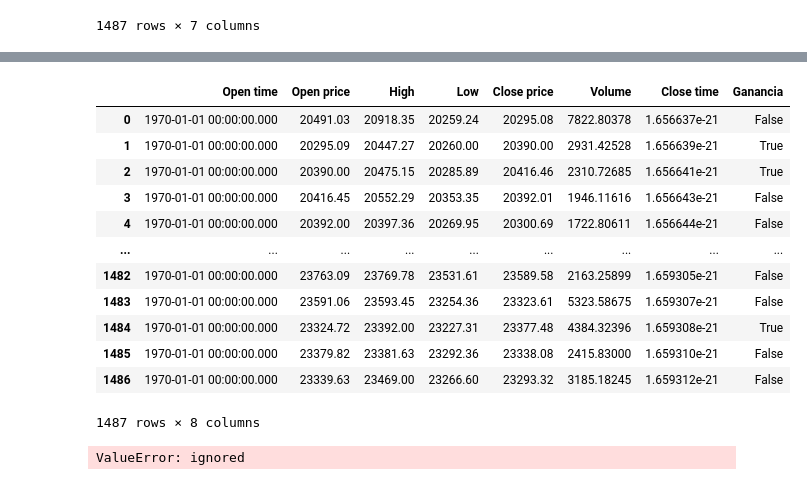
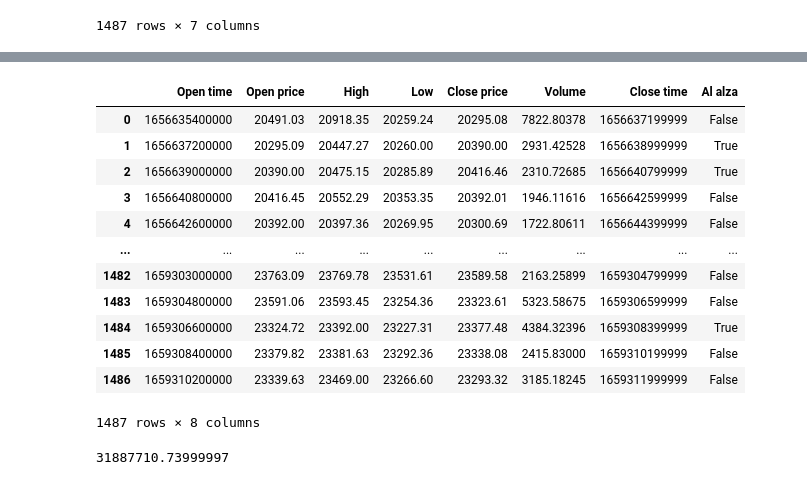
Before and after one commit to MartinParafita/BotFinanciero, a Jupyter notebook: ProyectoAnalytics.ipynb, the cells around one changed output, grey strips where cells are left out. Drawn from its saved outputs; the diff is of its cells as text; code cells hidden in the pictures.

```diff
--- a/ProyectoAnalytics.ipynb
+++ b/ProyectoAnalytics.ipynb
@@ -89,22 +79,30 @@ plt.show()
 # %%
-df3['Ganancia'] = df3.apply(lambda x: True if x["Close price"] >= x["Open price"] else False, axis=1)
+df3['Al alza'] = df3.apply(lambda x: True if x["Close price"] >= x["Open price"] else False, axis=1)
 df3
 # %% [output]
-|  | Open time | Open price | High | Low | Close price | Volume | Close time | Ganancia |
-| 0 | 1970-01-01 00:00:00.000 | 20491.03 | 20918.35 | 20259.24 | 20295.08 | 7822.80378 | 1.656637e-21 | False |
-| 1 | 1970-01-01 00:00:00.000 | 20295.09 | 20447.27 | 20260.00 | 20390.00 | 2931.42528 | 1.656639e-21 | True |
-| 2 | 1970-01-01 00:00:00.000 | 20390.00 | 20475.15 | 20285.89 | 20416.46 | 2310.72685 | 1.656641e-21 | True |
-| 3 | 1970-01-01 00:00:00.000 | 20416.45 | 20552.29 | 20353.35 | 20392.01 | 1946.11616 | 1.656643e-21 | False |
-| 4 | 1970-01-01 00:00:00.000 | 20392.00 | 20397.36 | 20269.95 | 20300.69 | 1722.80611 | 1.656644e-21 | False |
+|  | Open time | Open price | High | Low | Close price | Volume | Close time | Al alza |
+| 0 | 1656635400000 | 20491.03 | 20918.35 | 20259.24 | 20295.08 | 7822.80378 | 1656637199999 | False |
+| 1 | 1656637200000 | 20295.09 | 20447.27 | 20260.00 | 20390.00 | 2931.42528 | 1656638999999 | True |
+| 2 | 1656639000000 | 20390.00 | 20475.15 | 20285.89 | 20416.46 | 2310.72685 | 1656640799999 | True |
+| 3 | 1656640800000 | 20416.45 | 20552.29 | 20353.35 | 20392.01 | 1946.11616 | 1656642599999 | False |
+| 4 | 1656642600000 | 20392.00 | 20397.36 | 20269.95 | 20300.69 | 1722.80611 | 1656644399999 | False |
 | ... | ... | ... | ... | ... | ... | ... | ... | ... |
-| 1482 | 1970-01-01 00:00:00.000 | 23763.09 | 23769.78 | 23531.61 | 23589.58 | 2163.25899 | 1.659305e-21 | False |
-| 1483 | 1970-01-01 00:00:00.000 | 23591.06 | 23593.45 | 23254.36 | 23323.61 | 5323.58675 | 1.659307e-21 | False |
-| 1484 | 1970-01-01 00:00:00.000 | 23324.72 | 23392.00 | 23227.31 | 23377.48 | 4384.32396 | 1.659308e-21 | True |
-| 1485 | 1970-01-01 00:00:00.000 | 23379.82 | 23381.63 | 23292.36 | 23338.08 | 2415.83000 | 1.659310e-21 | False |
-| 1486 | 1970-01-01 00:00:00.000 | 23339.63 | 23469.00 | 23266.60 | 23293.32 | 3185.18245 | 1.659312e-21 | False |
+| 1482 | 1659303000000 | 23763.09 | 23769.78 | 23531.61 | 23589.58 | 2163.25899 | 1659304799999 | False |
+| 1483 | 1659304800000 | 23591.06 | 23593.45 | 23254.36 | 23323.61 | 5323.58675 | 1659306599999 | False |
+| 1484 | 1659306600000 | 23324.72 | 23392.00 | 23227.31 | 23377.48 | 4384.32396 | 1659308399999 | True |
+| 1485 | 1659308400000 | 23379.82 | 23381.63 | 23292.36 | 23338.08 | 2415.83000 | 1659310199999 | False |
+| 1486 | 1659310200000 | 23339.63 | 23469.00 | 23266.60 | 23293.32 | 3185.18245 | 1659311999999 | False |
 1487 rows × 8 columns
 # %%
 X = df3['Close time'].values
 y = df3['Close price'].values
+# %%
+y_sum = 0
+for i in y:
+  y_sum += i
+
+y_sum
+# %% [output]
+31887710.73999997
 # %%
 from sklearn.model_selection import train_test_split
@@ -114,10 +109 @@ from sklearn.model_selection import train_test_split
 X_train, X_test, y_train, y_test = train_test_split(X, y, test_size=0.3, random_state=42)
-# %%
-from sklearn import linear_model
-# Calcular y visualizar le prediccion de costos por m2
-lr = linear_model.LinearRegression()
-#print(y_train)
-lr.fit(X_train,y_train)
-y_hat= lr.predict(X_test)
-# %% [output]
-ValueError: ignored
```
Also changed, not shown: parts of 10 cells of this notebook.
